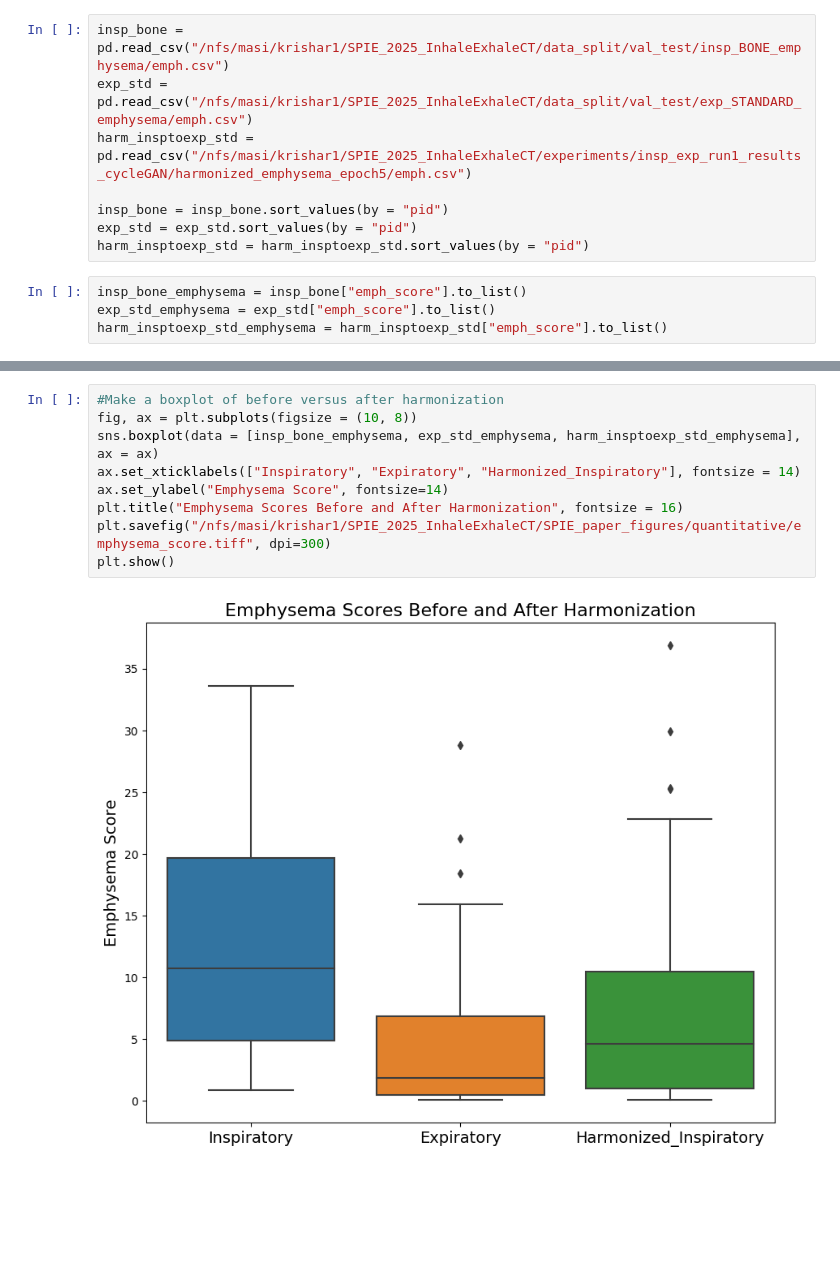
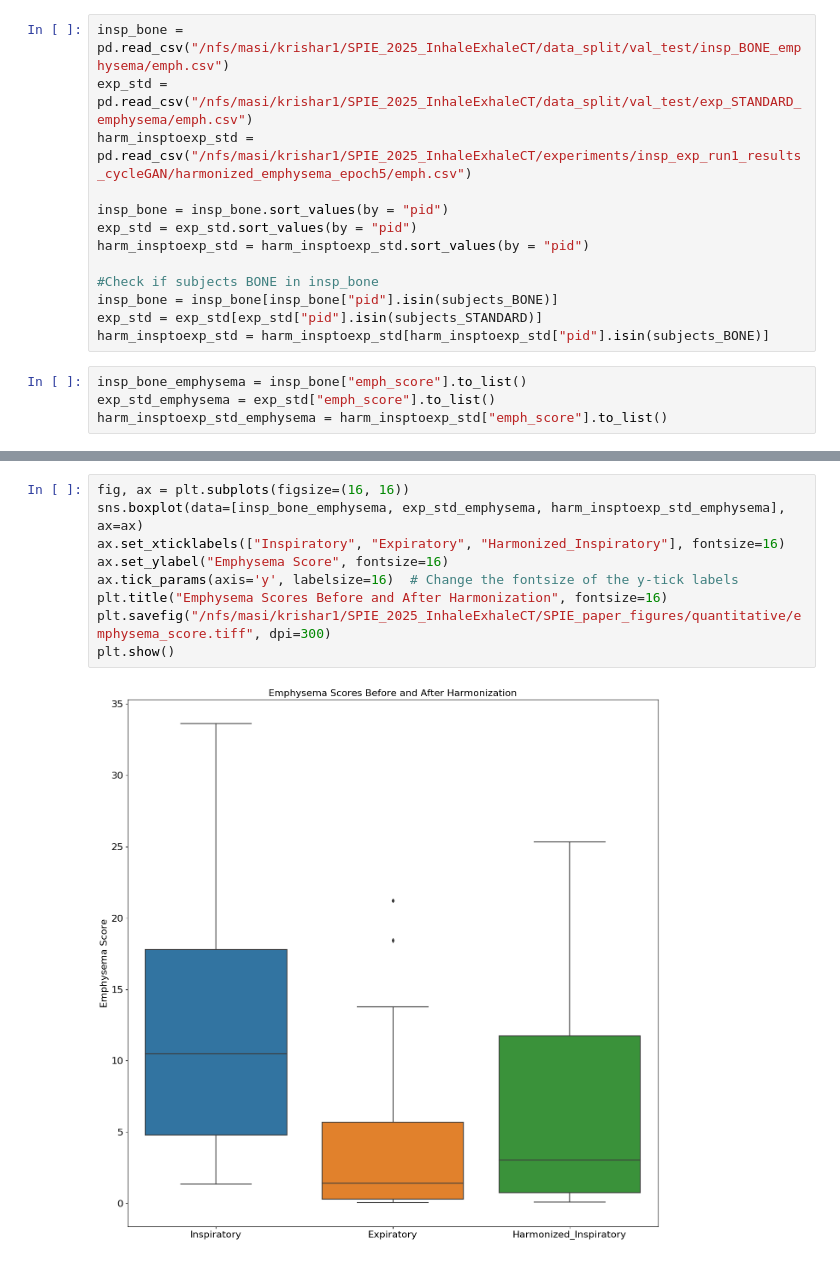
Before and after one commit to MASILab/Inhale_Exhale_CT, a Jupyter notebook: Figures/emphysema_validation.ipynb, the cells around one changed output, grey strips where cells are left out. Cells and saved outputs as stored; diff of their text form; blank space fills up the shorter version.

Commit message:
Redid figures

```diff
--- a/Figures/emphysema_validation.ipynb
+++ b/Figures/emphysema_validation.ipynb
@@ -27,6 +43,11 @@ harm_insptoexp_std = pd.read_csv("/nfs/masi/krishar1/SPIE_2025_InhaleExhaleCT/ex
 insp_bone = insp_bone.sort_values(by = "pid")
 exp_std = exp_std.sort_values(by = "pid")
 harm_insptoexp_std = harm_insptoexp_std.sort_values(by = "pid")
+
+#Check if subjects BONE in insp_bone
+insp_bone = insp_bone[insp_bone["pid"].isin(subjects_BONE)]
+exp_std = exp_std[exp_std["pid"].isin(subjects_STANDARD)]
+harm_insptoexp_std = harm_insptoexp_std[harm_insptoexp_std["pid"].isin(subjects_BONE)]
 # %%
 insp_bone_emphysema = insp_bone["emph_score"].to_list()
 exp_std_emphysema = exp_std["emph_score"].to_list()
@@ -34,14 +75,14 @@ harm_insptoexp_std_emphysema = harm_insptoexp_std["emph_score"].to_list()
 # %%
-#Make a boxplot of before versus after harmonization
-fig, ax = plt.subplots(figsize = (10, 8))
-sns.boxplot(data = [insp_bone_emphysema, exp_std_emphysema, harm_insptoexp_std_emphysema], ax = ax)
-ax.set_xticklabels(["Inspiratory", "Expiratory", "Harmonized_Inspiratory"], fontsize = 14)
-ax.set_ylabel("Emphysema Score", fontsize=14)
-plt.title("Emphysema Scores Before and After Harmonization", fontsize = 16)
+fig, ax = plt.subplots(figsize=(16, 16))
+sns.boxplot(data=[insp_bone_emphysema, exp_std_emphysema, harm_insptoexp_std_emphysema], ax=ax)
+ax.set_xticklabels(["Inspiratory", "Expiratory", "Harmonized_Inspiratory"], fontsize=16)
+ax.set_ylabel("Emphysema Score", fontsize=16)
+ax.tick_params(axis='y', labelsize=16)  # Change the fontsize of the y-tick labels
+plt.title("Emphysema Scores Before and After Harmonization", fontsize=16)
 plt.savefig("/nfs/masi/krishar1/SPIE_2025_InhaleExhaleCT/SPIE_paper_figures/quantitative/emphysema_score.tiff", dpi=300)
 plt.show()
 # %% [output]
-[figure, old version]
+[figure, new version]
 # %%
 # Find the range of scores for the emphysema and showcase the median emphysema score
 insp_bone_emphysema = np.array(insp_bone_emphysema)
```
Also changed, not shown: parts of 4 cells of this notebook, 1 other file.
